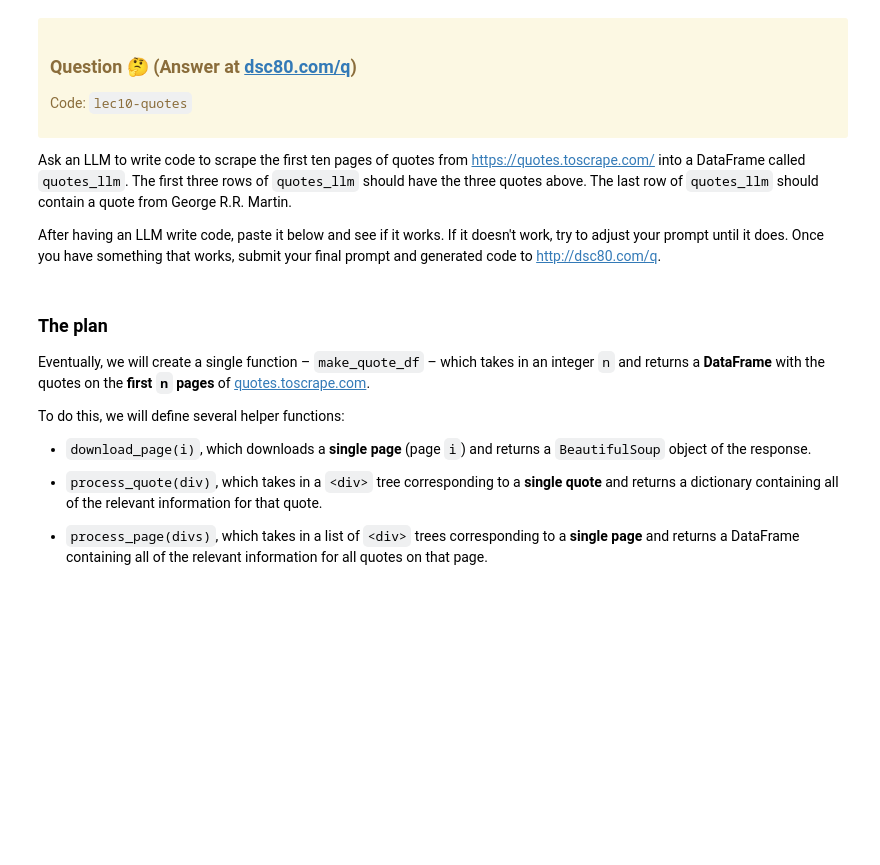
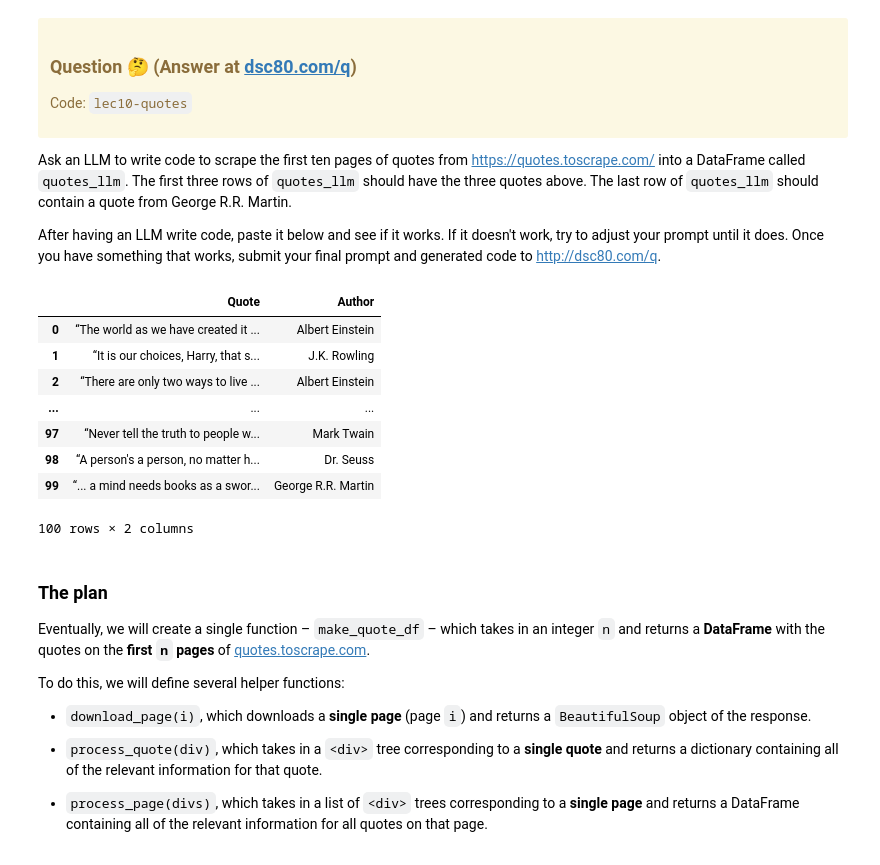
Before and after one commit to j2doan/dsc80-2025-sp, a Jupyter notebook: lectures/lec10/lec10-live.ipynb, the cells around one changed output. Drawn from its saved outputs; the diff is of its cells as text; code cells hidden in the pictures; blank space fills up the shorter version.

```diff
--- a/lectures/lec10/lec10-live.ipynb
+++ b/lectures/lec10/lec10-live.ipynb
@@ -587,6 +581,42 @@ Code: `lec10-quotes`
 Ask an LLM to write code to scrape the first ten pages of quotes from https://quotes.toscrape.com/ into a DataFrame called `quotes_llm`. The first three rows of `quotes_llm` should have the three quotes above. The last row of `quotes_llm` should contain a quote from George R.R. Martin.
 
 After having an LLM write code, paste it below and see if it works. If it doesn't work, try to adjust your prompt until it does. Once you have something that works, submit your final prompt and generated code to http://dsc80.com/q.
+# %%
+def scrape_quotes(page_url):
+    response = requests.get(page_url)
+    soup = bs4.BeautifulSoup(response.text, 'html.parser')
+    quotes = []
+
+    for quote_div in soup.find_all('div', class_='quote'):
+        quote_text = quote_div.find('span', class_='text').get_text()
+        author = quote_div.find('small', class_='author').get_text()
+        quotes.append((quote_text, author))
+
+    return quotes
+
+# List to store all quotes
+all_quotes = []
+
+# Scrape the first 10 pages
+base_url = "https://quotes.toscrape.com/page/"
+for i in range(1, 11):  # First 10 pages
+    page_url = f"{base_url}{i}"
+    quotes_on_page = scrape_quotes(page_url)
+    all_quotes.extend(quotes_on_page)
+
+# Convert the list of quotes to a DataFrame
+quotes_llm = pd.DataFrame(all_quotes, columns=["Quote", "Author"])
+quotes_llm
+# %% [output]
+|  | Quote | Author |
+| 0 | “The world as we have created it ... | Albert Einstein |
+| 1 | “It is our choices, Harry, that s... | J.K. Rowling |
+| 2 | “There are only two ways to live ... | Albert Einstein |
+| ... | ... | ... |
+| 97 | “Never tell the truth to people w... | Mark Twain |
+| 98 | “A person's a person, no matter h... | Dr. Seuss |
+| 99 | “... a mind needs books as a swor... | George R.R. Martin |
+100 rows × 2 columns
 # %% [markdown]
 ### The plan
 
```
Also changed, not shown: parts of 15 cells of this notebook, 4 other files.
